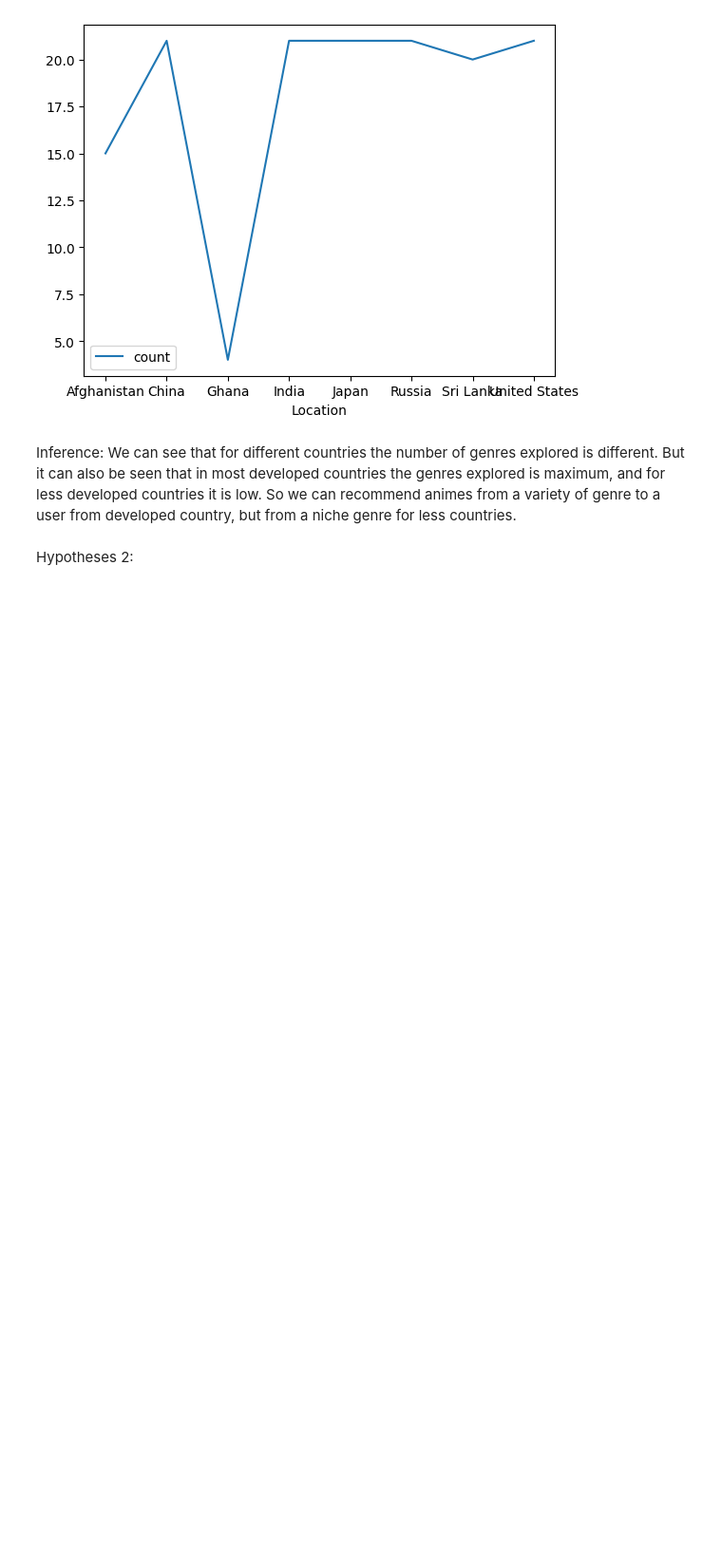
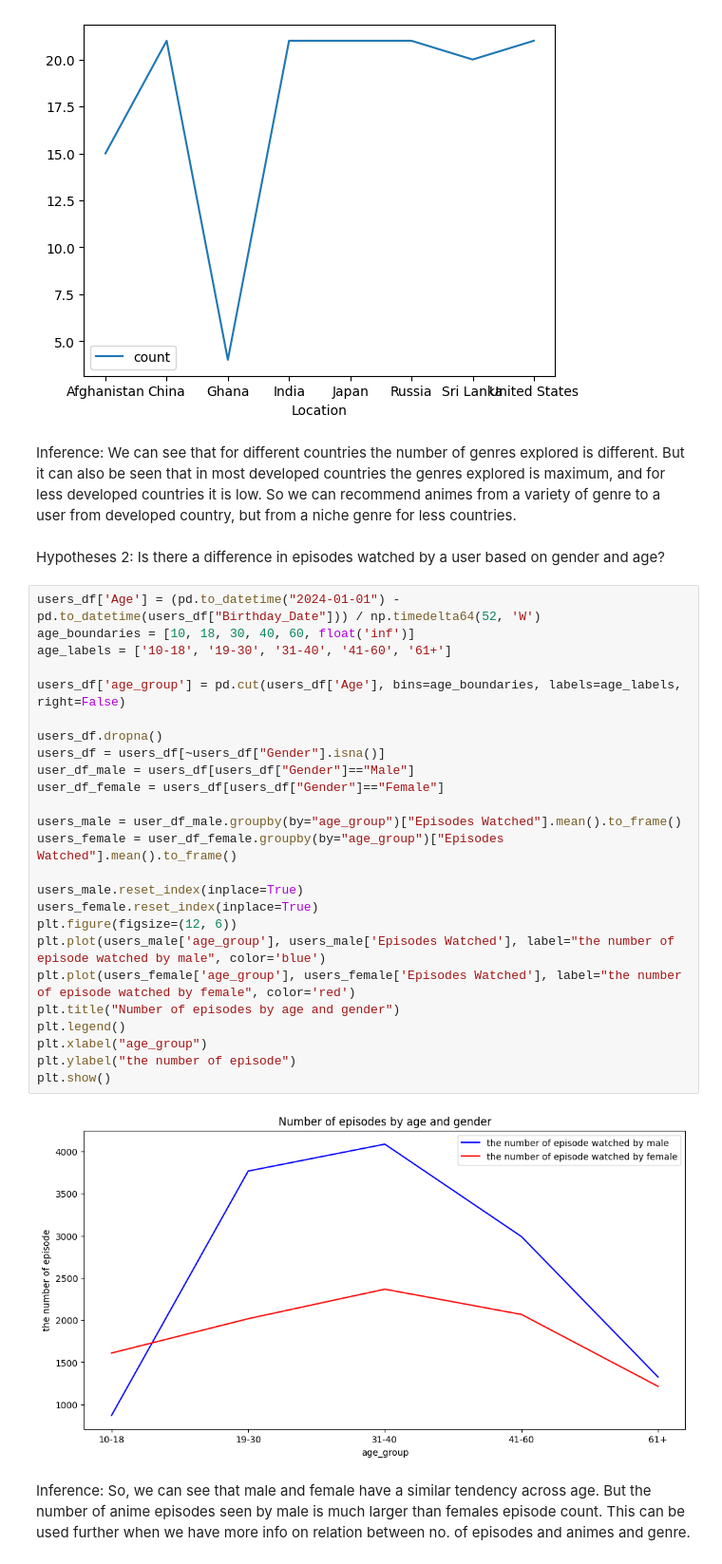
Before and after one commit to AnsariSaad83299/Anime-Recommendation, a Jupyter notebook: RC_EDA.ipynb, the cells around one changed output. Shown: that part at 95% size. Cells and saved outputs as stored; diff of their text form; blank space fills up the shorter version.

```diff
--- a/RC_EDA.ipynb
+++ b/RC_EDA.ipynb
@@ -83,5 +84,36 @@ user_score_df_group_filtered.plot(x="Location", y="count")
 Inference:
 We can see that for different countries the number of genres explored is different. But it can also be seen that in most developed countries the genres explored is maximum, and for less developed countries it is low.
 So we can recommend animes from a variety of genre to a user from developed country, but from a niche genre for less countries.
-# %% [markdown]
-Hypotheses 2:
+# %% [markdown]
+Hypotheses 2:
+Is there a difference in episodes watched by a user based on gender and age?
+# %%
+users_df['Age'] = (pd.to_datetime("2024-01-01") - pd.to_datetime(users_df["Birthday_Date"])) / np.timedelta64(52, 'W')
+age_boundaries = [10, 18, 30, 40, 60, float('inf')]
+age_labels = ['10-18', '19-30', '31-40', '41-60', '61+']
+
+users_df['age_group'] = pd.cut(users_df['Age'], bins=age_boundaries, labels=age_labels, right=False)
+
+users_df.dropna()
+users_df = users_df[~users_df["Gender"].isna()]
+user_df_male = users_df[users_df["Gender"]=="Male"]
+user_df_female = users_df[users_df["Gender"]=="Female"]
+
+users_male = user_df_male.groupby(by="age_group")["Episodes Watched"].mean().to_frame()
+users_female = user_df_female.groupby(by="age_group")["Episodes Watched"].mean().to_frame()
+
+users_male.reset_index(inplace=True)
+users_female.reset_index(inplace=True)
+plt.figure(figsize=(12, 6))
+plt.plot(users_male['age_group'], users_male['Episodes Watched'], label="the number of episode watched by male", color='blue')
+plt.plot(users_female['age_group'], users_female['Episodes Watched'], label="the number of episode watched by female", color='red')
+plt.title("Number of episodes by age and gender")
+plt.legend()
+plt.xlabel("age_group")
+plt.ylabel("the number of episode")
+plt.show()
+# %% [output]
+[figure, added]
+# %% [markdown]
+Inference:
+So, we can see that male and female have a similar tendency across age. But the number of anime episodes seen by male is much larger than females episode count. This can be used further when we have more info on relation between no. of episodes and animes and genre.
```
Also changed, not shown: parts of 1 cell of this notebook, 1 other file.
